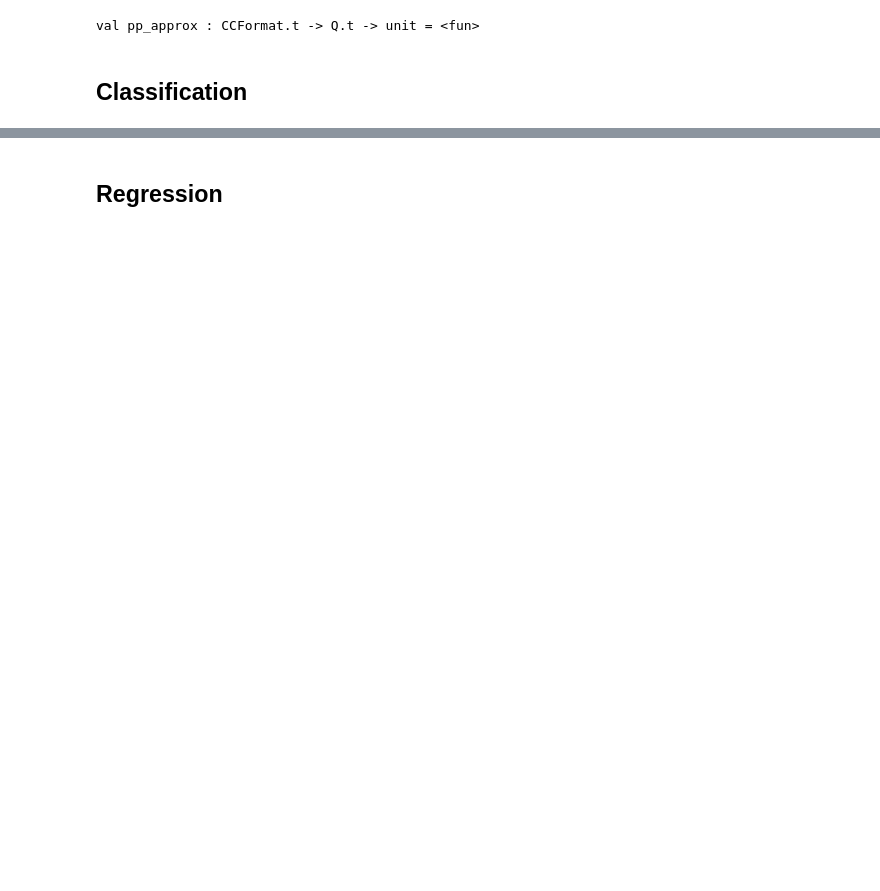
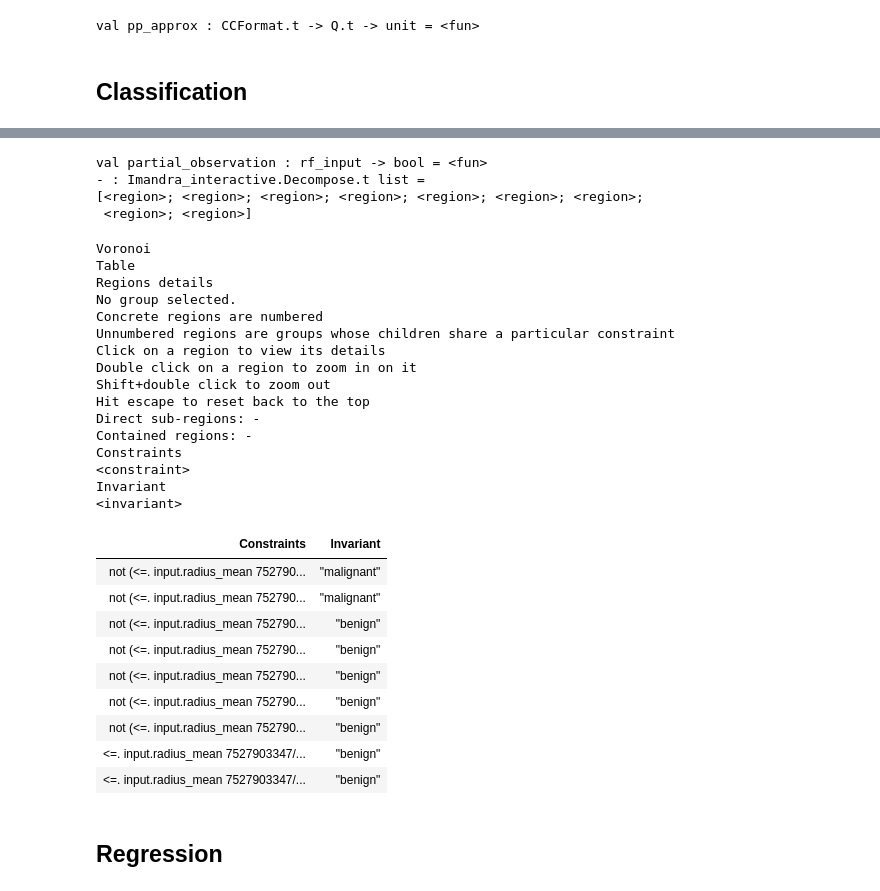
Before and after one commit to imandra-ai/imandra-stats-experiments, a Jupyter notebook: supervised_learning/supervised_learning.ipynb, the cells around one changed output, grey strips where cells are left out. Cells and saved outputs as stored; diff of their text form; code cells hidden in the pictures; blank space fills up the shorter version.

```diff
--- a/supervised_learning/supervised_learning.ipynb
+++ b/supervised_learning/supervised_learning.ipynb
@@ -36,3 +422,42 @@ We then split the data into training (80%) and test (20%) sets and use Scikit-Le
+# %%
+let partial_observation x =
+    is_valid_rf x &&
+    x.concavity_mean = 0.04295 &&
+    x.concavity_worst = 0.26000 &&
+    x.concave_points_worst = 0.11460;;
+
+Decompose.top ~ctx_asm_simp:true ~assuming:"partial_observation" "rf_model";;
+# %% [output]
+val partial_observation : rf_input -> bool = <fun>
+- : Imandra_interactive.Decompose.t list =
+[<region>; <region>; <region>; <region>; <region>; <region>; <region>;
+ <region>; <region>]
+Voronoi
+Table
+Regions details
+No group selected.
+Concrete regions are numbered
+Unnumbered regions are groups whose children share a particular constraint
+Click on a region to view its details
+Double click on a region to zoom in on it
+Shift+double click to zoom out
+Hit escape to reset back to the top
+Direct sub-regions: -
+Contained regions: -
+Constraints
+<constraint>
+Invariant
+<invariant>
+| Constraints | Invariant |
+| not (<=. input.radius_mean 752790... | "malignant" |
+| not (<=. input.radius_mean 752790... | "malignant" |
+| not (<=. input.radius_mean 752790... | "benign" |
+| not (<=. input.radius_mean 752790... | "benign" |
+| not (<=. input.radius_mean 752790... | "benign" |
+| not (<=. input.radius_mean 752790... | "benign" |
+| not (<=. input.radius_mean 752790... | "benign" |
+| <=. input.radius_mean 7527903347/... | "benign" |
+| <=. input.radius_mean 7527903347/... | "benign" |
 # %% [markdown]
 ## Regression
 # %% [markdown]
```
Also changed, not shown: parts of 51 cells of this notebook, 8 other files.
